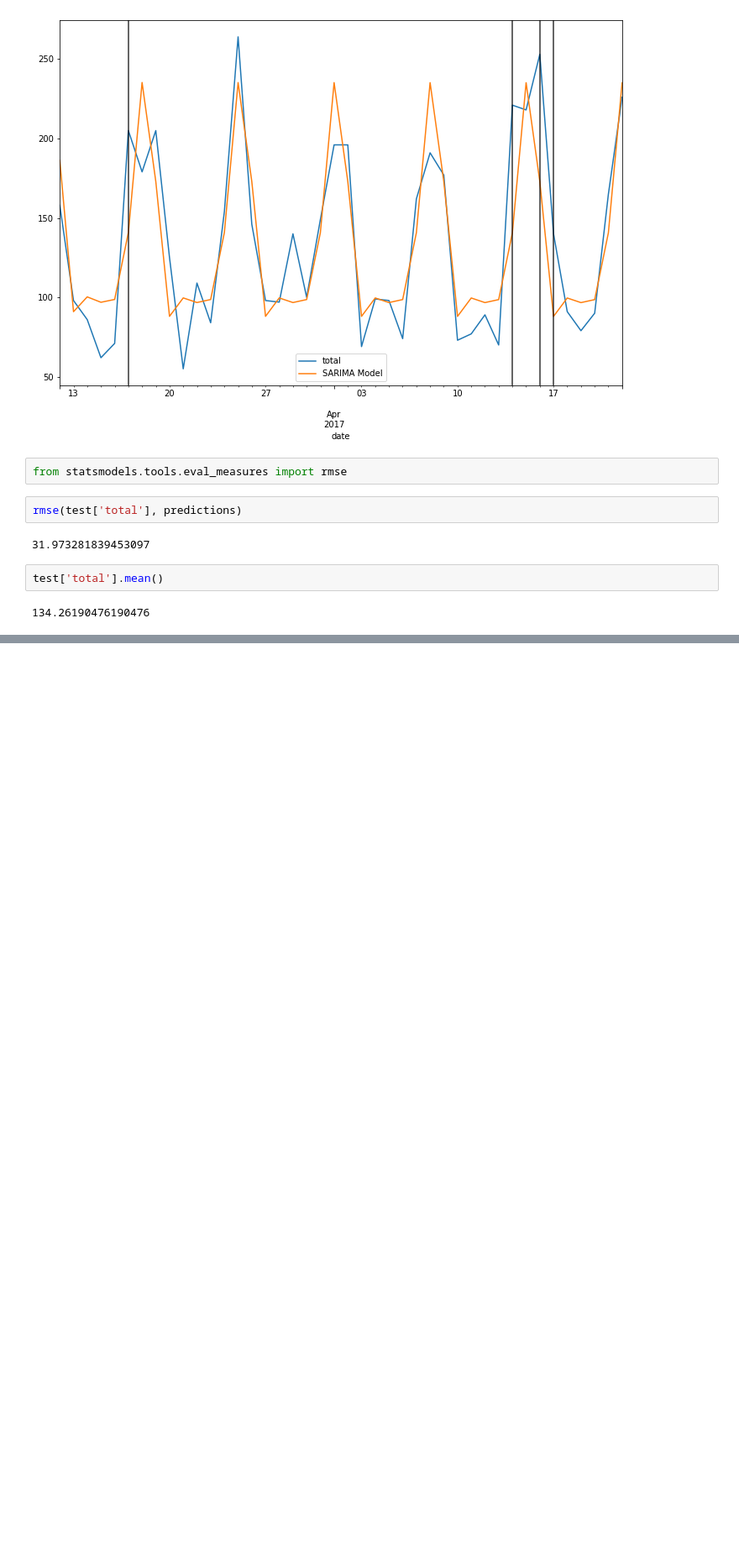
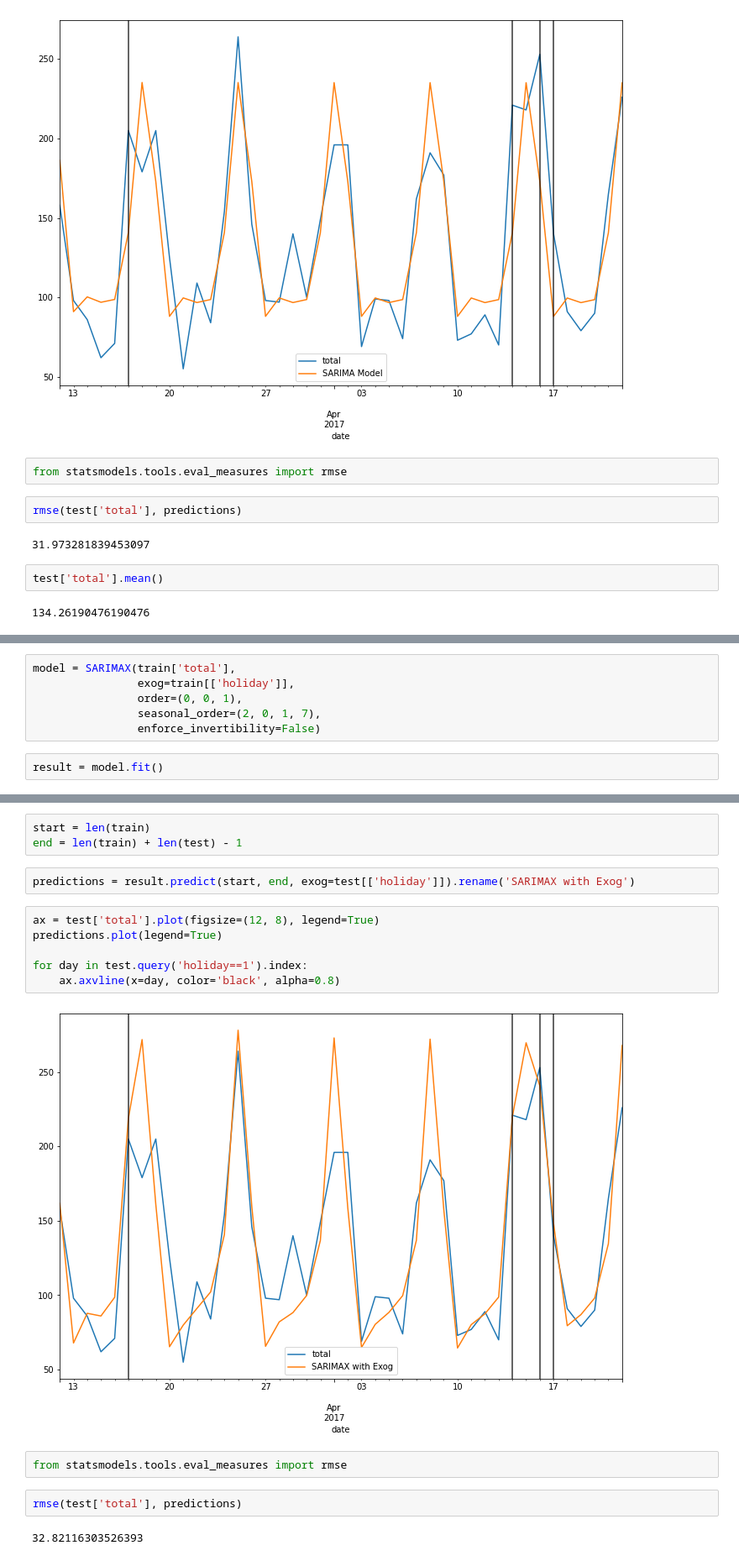
Before and after one commit to jafar-shodiq/jose-portilla-courses, a Jupyter notebook: time-series-data-analysis/sarimax.ipynb, the cells around one changed output, grey strips where cells are left out. Shown at 84% size. Saved outputs shown, nothing was run; the diff lists cells and outputs as text; blank space fills up the shorter version.

```diff
--- a/time-series-data-analysis/sarimax.ipynb
+++ b/time-series-data-analysis/sarimax.ipynb
@@ -203,0 +250,8 @@ test['total'].mean()
+# %%
+model = SARIMAX(train['total'],
+                exog=train[['holiday']],
+                order=(0, 0, 1),
+                seasonal_order=(2, 0, 1, 7),
+                enforce_invertibility=False)
+# %%
+result = model.fit()
@@ -203,0 +282,19 @@ test['total'].mean()
+# %%
+start = len(train)
+end = len(train) + len(test) - 1
+# %%
+predictions = result.predict(start, end, exog=test[['holiday']]).rename('SARIMAX with Exog')
+# %%
+ax = test['total'].plot(figsize=(12, 8), legend=True)
+predictions.plot(legend=True)
+
+for day in test.query('holiday==1').index:
+    ax.axvline(x=day, color='black', alpha=0.8)
+# %% [output]
+[figure, added]
+# %%
+from statsmodels.tools.eval_measures import rmse
+# %%
+rmse(test['total'], predictions)
+# %% [output]
+32.82116303526393
```
Also changed, not shown: parts of 11 cells of this notebook.
